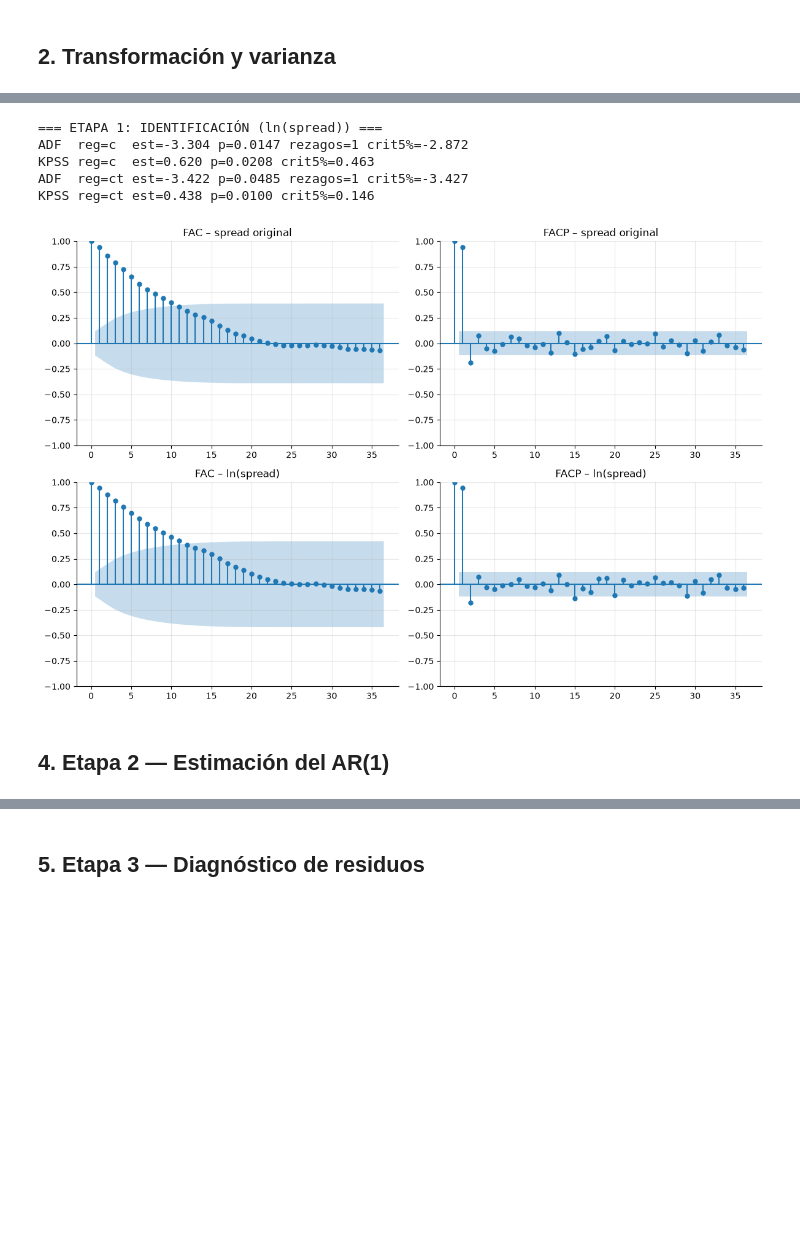
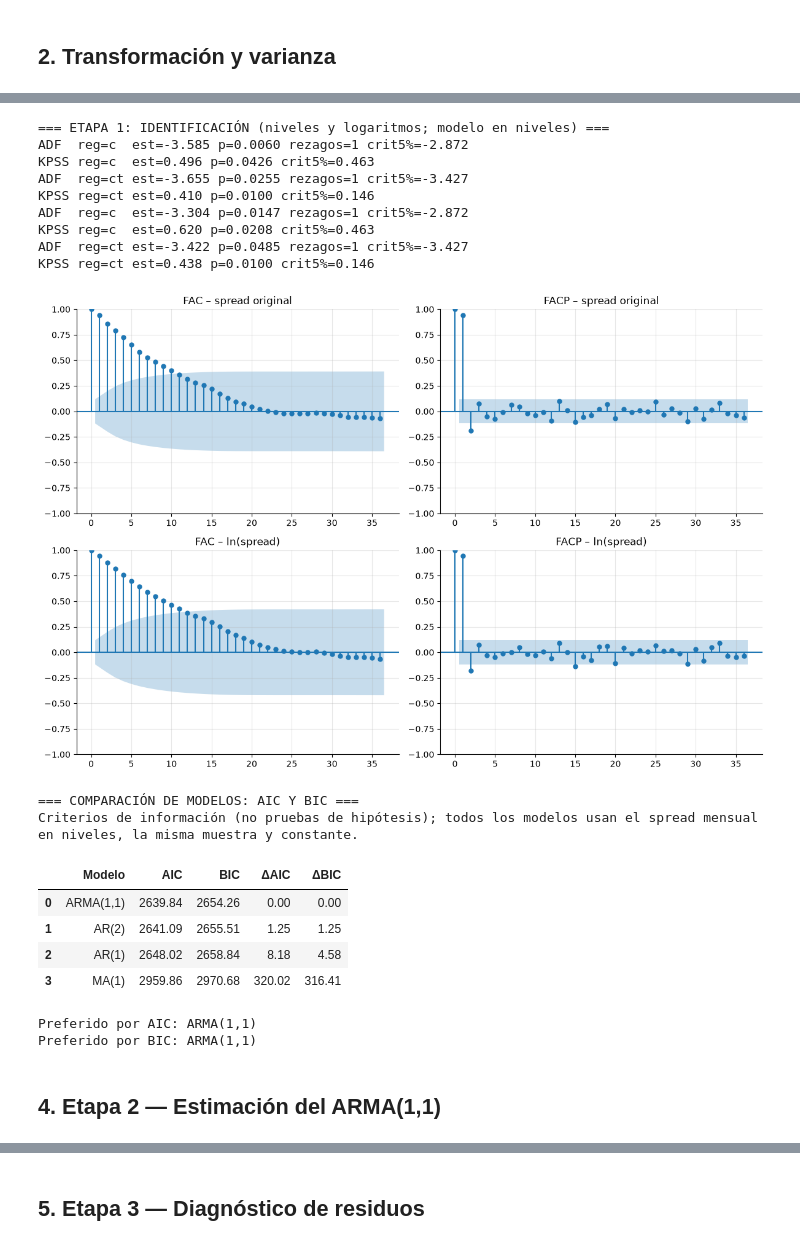
Before and after one commit to Julius7u7/nuevo-repo, a Jupyter notebook: code/Modelo_AR1_mensual.ipynb, the cells around one changed output, grey strips where cells are left out. Cells and saved outputs as stored; diff of their text form; code cells hidden in the pictures; blank space fills up the shorter version.

```diff
--- a/code/Modelo_AR1_mensual.ipynb
+++ b/code/Modelo_AR1_mensual.ipynb
@@ -152,18 +152,58 @@ def grafico_fac_facp(y, ly, ruta, lags=36):
         plot_pacf(s, lags=lags, ax=ax[fila, 1], method="ywm", title=f"FACP – {nom}")
     plt.tight_layout(); fig.savefig(ruta, dpi=150); plt.show()
 
-print("=== ETAPA 1: IDENTIFICACIÓN (ln(spread)) ===")
+print("=== ETAPA 1: IDENTIFICACIÓN (niveles y logaritmos; modelo en niveles) ===")
+adf_y = prueba_adf(y, "c"); kpss_y = prueba_kpss(y, "c")
+adf_ct_y = prueba_adf(y, "ct"); kpss_ct_y = prueba_kpss(y, "ct")
 adf_ly = prueba_adf(ly, "c"); kpss_ly = prueba_kpss(ly, "c")
 adf_ct = prueba_adf(ly, "ct"); kpss_ct = prueba_kpss(ly, "ct")
 grafico_fac_facp(y, ly, SALIDA / "fig2_FAC_FACP.png")
-R["ident"] = dict(adf_ly=adf_ly, kpss_ly=kpss_ly, adf_ct=adf_ct, kpss_ct=kpss_ct)
+R["ident"] = dict(adf_y=adf_y, kpss_y=kpss_y, adf_ct_y=adf_ct_y, kpss_ct_y=kpss_ct_y,
+                  adf_ly=adf_ly, kpss_ly=kpss_ly, adf_ct=adf_ct, kpss_ct=kpss_ct)
 # %% [output]
-=== ETAPA 1: IDENTIFICACIÓN (ln(spread)) ===
+=== ETAPA 1: IDENTIFICACIÓN (niveles y logaritmos; modelo en niveles) ===
+ADF  reg=c  est=-3.585 p=0.0060 rezagos=1 crit5%=-2.872
+KPSS reg=c  est=0.496 p=0.0426 crit5%=0.463
+ADF  reg=ct est=-3.655 p=0.0255 rezagos=1 crit5%=-3.427
+KPSS reg=ct est=0.410 p=0.0100 crit5%=0.146
 ADF  reg=c  est=-3.304 p=0.0147 rezagos=1 crit5%=-2.872
 KPSS reg=c  est=0.620 p=0.0208 crit5%=0.463
 ADF  reg=ct est=-3.422 p=0.0485 rezagos=1 crit5%=-3.427
 KPSS reg=ct est=0.438 p=0.0100 crit5%=0.146
 [figure]
+# %%
+print("=== COMPARACIÓN DE MODELOS: AIC Y BIC ===")
+print("Criterios de información (no pruebas de hipótesis); todos los modelos usan el spread mensual en niveles, la misma muestra y constante.")
+
+ajustes_comparables = {
+    "AR(1)": ARIMA(y, order=(1, 0, 0), trend=TREND).fit(),
+    "AR(2)": ARIMA(y, order=(2, 0, 0), trend=TREND).fit(),
+    "MA(1)": ARIMA(y, order=(0, 0, 1), trend=TREND).fit(),
+    "ARMA(1,1)": ARIMA(y, order=(1, 0, 1), trend=TREND).fit(),
+}
+
+tabla_aic_bic = pd.DataFrame(
+    [{"Modelo": nombre, "AIC": ajuste.aic, "BIC": ajuste.bic}
+     for nombre, ajuste in ajustes_comparables.items()]
+)
+tabla_aic_bic["ΔAIC"] = tabla_aic_bic["AIC"] - tabla_aic_bic["AIC"].min()
+tabla_aic_bic["ΔBIC"] = tabla_aic_bic["BIC"] - tabla_aic_bic["BIC"].min()
+tabla_aic_bic = tabla_aic_bic.sort_values(["BIC", "AIC"]).reset_index(drop=True)
+R["comparacion_aic_bic"] = tabla_aic_bic
+
+display(tabla_aic_bic.round(2))
+print(f"Preferido por AIC: {tabla_aic_bic.loc[tabla_aic_bic['AIC'].idxmin(), 'Modelo']}")
+print(f"Preferido por BIC: {tabla_aic_bic.loc[tabla_aic_bic['BIC'].idxmin(), 'Modelo']}")
+# %% [output]
+=== COMPARACIÓN DE MODELOS: AIC Y BIC ===
+Criterios de información (no pruebas de hipótesis); todos los modelos usan el spread mensual en niveles, la misma muestra y constante.
+|  | Modelo | AIC | BIC | ΔAIC | ΔBIC |
+| 0 | ARMA(1,1) | 2639.84 | 2654.26 | 0.00 | 0.00 |
+| 1 | AR(2) | 2641.09 | 2655.51 | 1.25 | 1.25 |
+| 2 | AR(1) | 2648.02 | 2658.84 | 8.18 | 4.58 |
+| 3 | MA(1) | 2959.86 | 2970.68 | 320.02 | 316.41 |
+Preferido por AIC: ARMA(1,1)
+Preferido por BIC: ARMA(1,1)
 # %% [markdown]
-## 4. Etapa 2 — Estimación del AR(1)
+## 4. Etapa 2 — Estimación del ARMA(1,1)
 # %%
```
Also changed, not shown: parts of 8 cells of this notebook, 6 other files.
